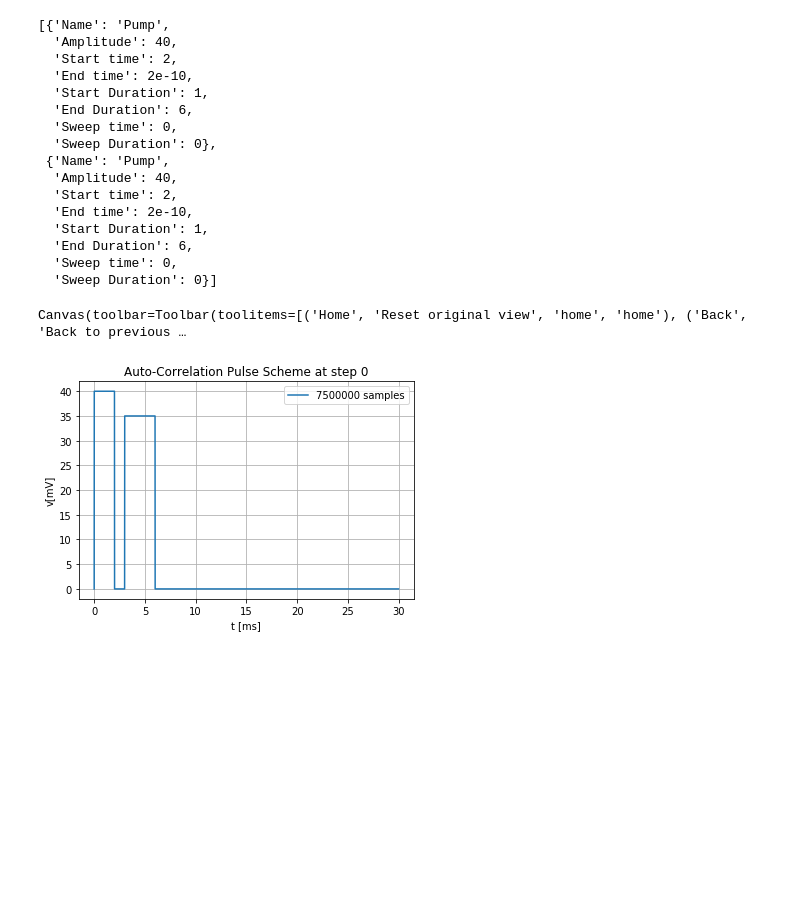
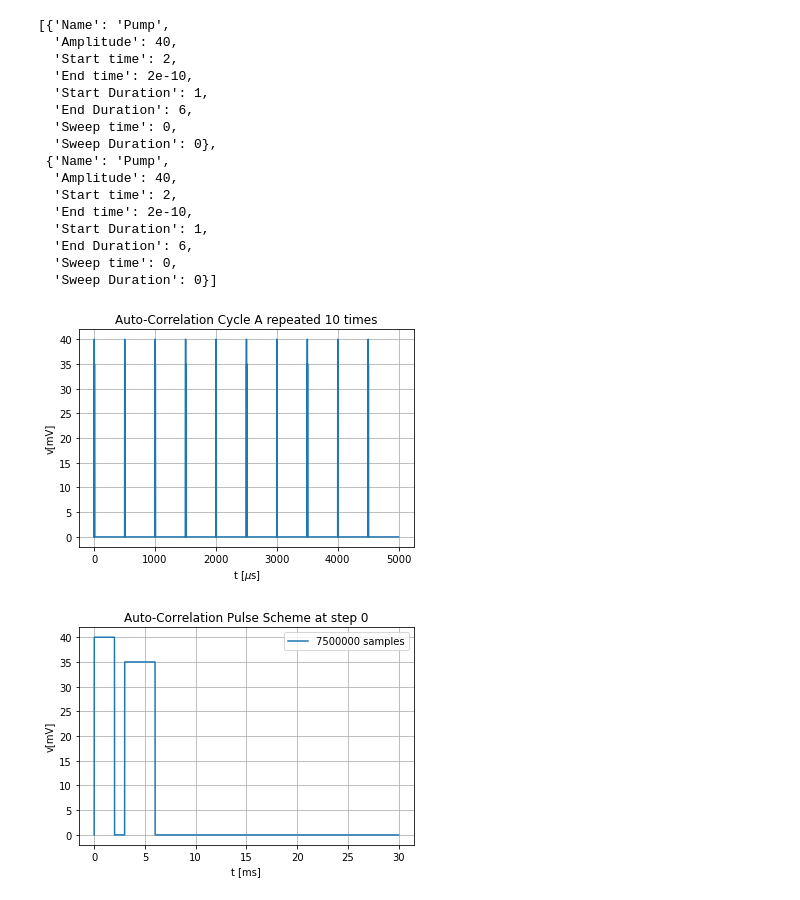
Before and after one commit to Holcan/STM, a Jupyter notebook: M8190/Measurements AutoCorrelation.ipynb, the cells around one changed output. Saved outputs shown, nothing was run; the diff lists cells and outputs as text; code cells hidden in the pictures; blank space fills up the shorter version.

```diff
--- a/M8190/Measurements AutoCorrelation.ipynb
+++ b/M8190/Measurements AutoCorrelation.ipynb
@@ -616,26 +616,26 @@ def Sweept(PulList,P,p,t,N,rep):
 pul = Sweept(PulseSchemetest,10,0,100,7500000,10)
 # %%
 n = 10
-pul = Sweept(PulseSchemetest,10,0,100,7500000,n)
+pul = Sweept(PulseSchemetest,10,0,5000,7500000,n)
 #teil = int(pul[0].size/n)
 #huh = np.tile(pul[0][:teil],n)
 
 fig,axes = plt.subplots()
 axes.grid(True)
 
 plt.plot(pul[1],pul[0],label = 'Step 0' )
 #plt.plot(tim2,pul1,label = 'part2' )
 
-axes.set_xlabel('t [ms]')
+axes.set_xlabel(r't [$\mu$s]')
 axes.set_ylabel('v[mV]')
 axes.set_title('Auto-Correlation Cycle A repeated {a} times'.format( a = n ))
 
 #axes.legend(loc = 0)
 plt.show()
 
 #fig.savefig('{a} pulses per segment.png'.format( a = n))
 # %% [output]
-Canvas(toolbar=Toolbar(toolitems=[('Home', 'Reset original view', 'home', 'home'), ('Back', 'Back to previous …
+[figure, added]
 # %%
 fig,axes = plt.subplots()
 
```
Also changed, not shown: parts of 3 cells of this notebook, 21 other files.
